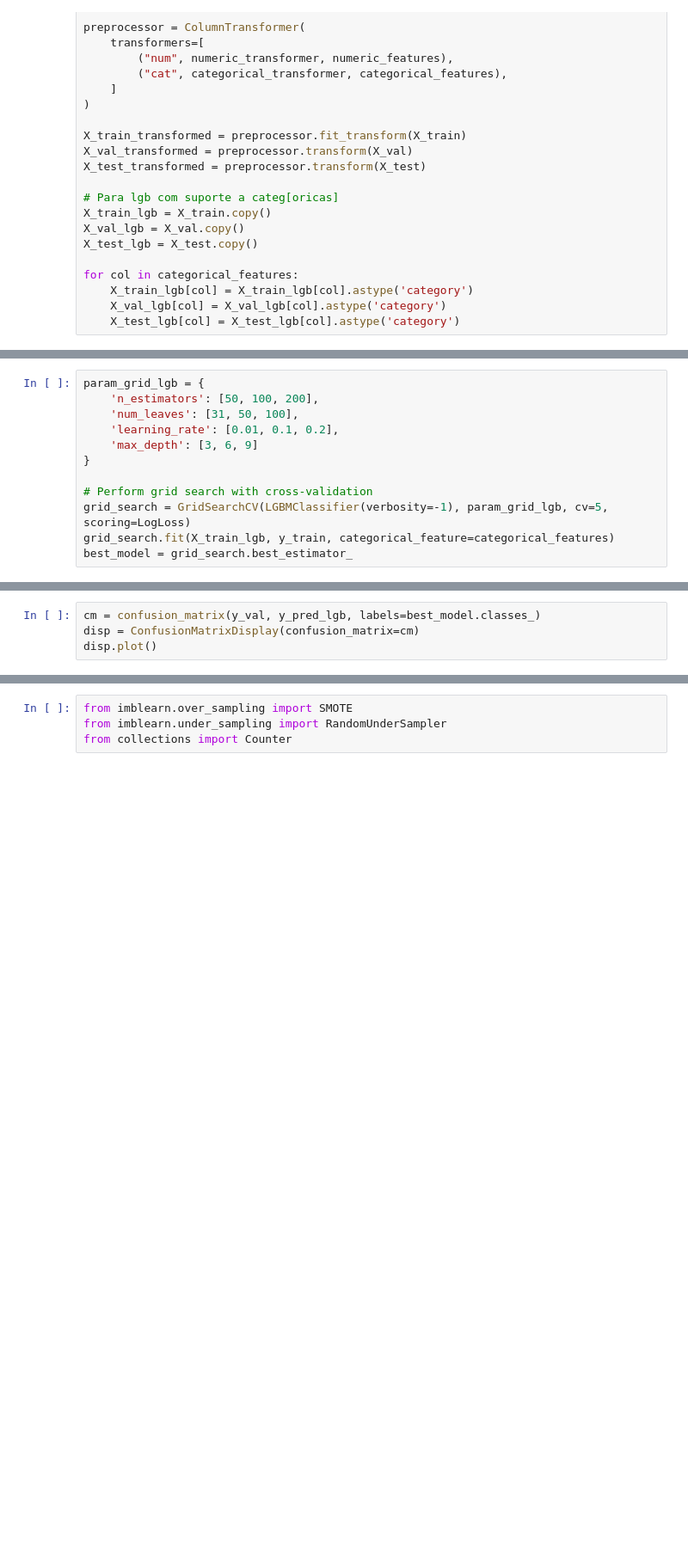
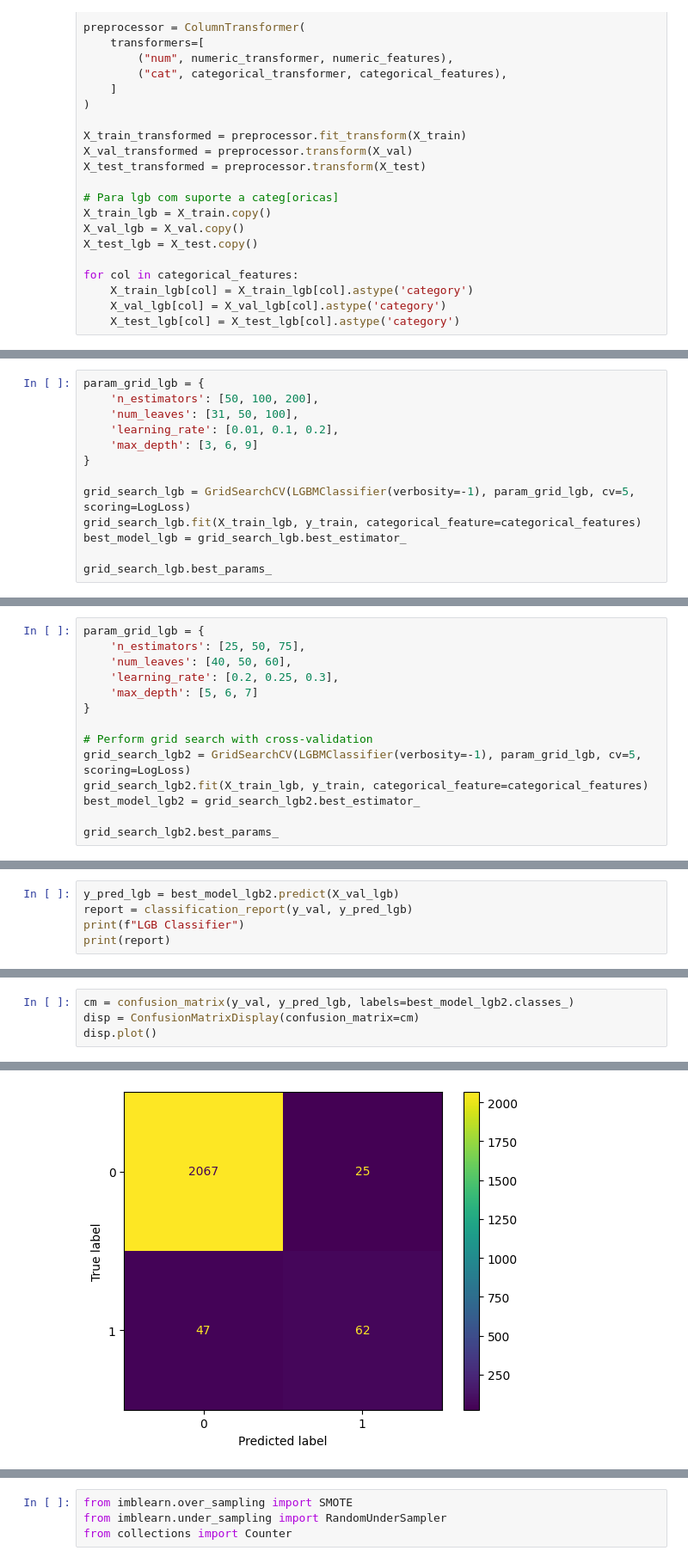
Before and after one commit to leticiacamposv/missao-data-science-stoneco, a Jupyter notebook: notebooks/3.0-lcv-train-model.ipynb, the cells around one changed output, grey strips where cells are left out. Shown at 86% size. Cells and saved outputs as stored; diff of their text form; blank space fills up the shorter version.

```diff
--- a/notebooks/3.0-lcv-train-model.ipynb
+++ b/notebooks/3.0-lcv-train-model.ipynb
@@ -161,8 +292,9 @@ param_grid_lgb = {
     'max_depth': [3, 6, 9]
 }
 
-# Perform grid search with cross-validation
-grid_search = GridSearchCV(LGBMClassifier(verbosity=-1), param_grid_lgb, cv=5, scoring=LogLoss)
-grid_search.fit(X_train_lgb, y_train, categorical_feature=categorical_features)
-best_model = grid_search.best_estimator_
+grid_search_lgb = GridSearchCV(LGBMClassifier(verbosity=-1), param_grid_lgb, cv=5, scoring=LogLoss)
+grid_search_lgb.fit(X_train_lgb, y_train, categorical_feature=categorical_features)
+best_model_lgb = grid_search_lgb.best_estimator_
+
+grid_search_lgb.best_params_
 # %% [output]
@@ -178,0 +317,14 @@ print(report)
+# %%
+param_grid_lgb = {
+    'n_estimators': [25, 50, 75],
+    'num_leaves': [40, 50, 60],
+    'learning_rate': [0.2, 0.25, 0.3],
+    'max_depth': [5, 6, 7]
+}
+
+# Perform grid search with cross-validation
+grid_search_lgb2 = GridSearchCV(LGBMClassifier(verbosity=-1), param_grid_lgb, cv=5, scoring=LogLoss)
+grid_search_lgb2.fit(X_train_lgb, y_train, categorical_feature=categorical_features)
+best_model_lgb2 = grid_search_lgb2.best_estimator_
+
+grid_search_lgb2.best_params_
@@ -178,0 +338,5 @@ print(report)
+# %%
+y_pred_lgb = best_model_lgb2.predict(X_val_lgb)
+report = classification_report(y_val, y_pred_lgb)
+print(f"LGB Classifier")
+print(report)
@@ -179,4 +353,5 @@ print(report)
 # %%
-cm = confusion_matrix(y_val, y_pred_lgb, labels=best_model.classes_)
+cm = confusion_matrix(y_val, y_pred_lgb, labels=best_model_lgb2.classes_)
 disp = ConfusionMatrixDisplay(confusion_matrix=cm)
 disp.plot()
+# %% [output]
@@ -182,0 +359 @@ disp.plot()
+[figure, added]
```
Also changed, not shown: parts of 47 cells of this notebook, 9 other files.
